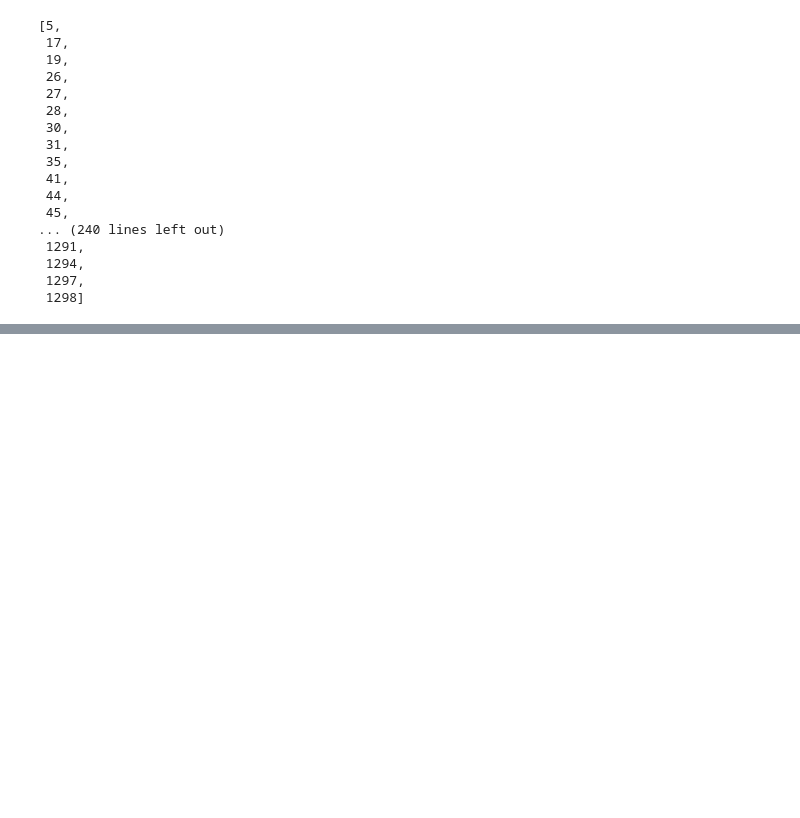
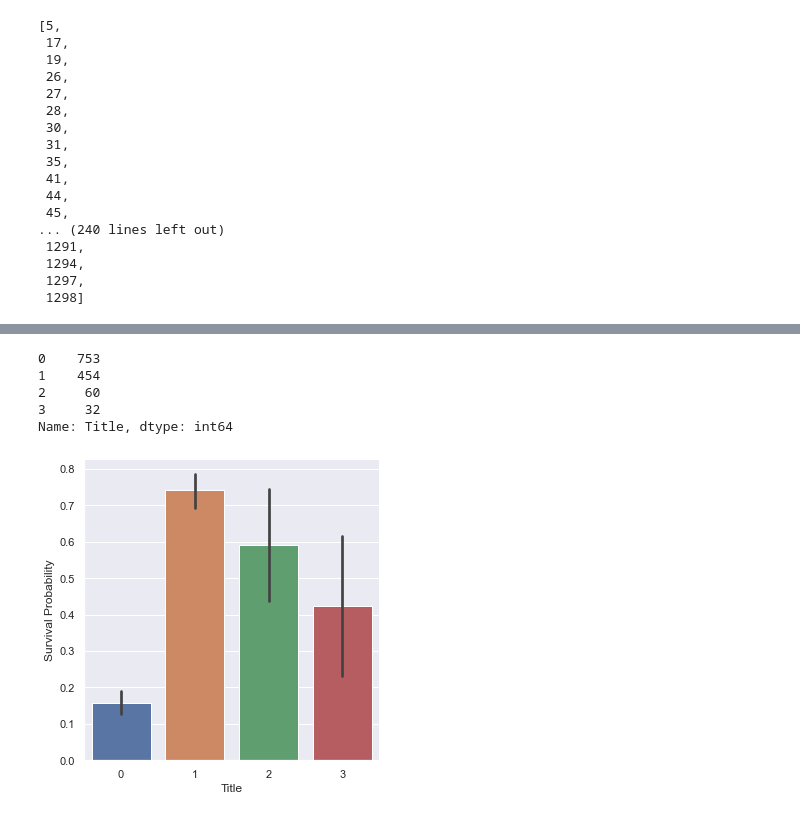
Before and after one commit to pksvv/pyMLEnsemble, a Jupyter notebook: Kaggle-Titanic.ipynb, the cells around one changed output, grey strips where cells are left out. Saved outputs shown, nothing was run; the diff lists cells and outputs as text; code cells hidden in the pictures; blank space fills up the shorter version.

```diff
--- a/Kaggle-Titanic.ipynb
+++ b/Kaggle-Titanic.ipynb
@@ -445,0 +502,20 @@ index_nan
+# %%
+df['Title'] = df['Title'].replace(['Don','Rev','Dr','Mme',
+                                   'Major','Lady','Sir','Mlle',
+                                   'Col','Capt','the Countess',
+                                   'Jonkheer','Dona'],'Rare')
+
+df['Title'] = df['Title'].map({'Mr':0,"Mrs":1,'Miss':1,'Ms':1,'Master':2,'Rare':3})
+# %%
+df['Title'].value_counts()
+# %% [output]
+0    753
+1    454
+2     60
+3     32
+Name: Title, dtype: int64
+# %%
+g = sns.factorplot(y='Survived',x='Title',data=df,kind='bar')
+g = g.set_ylabels('Survival Probability')
+# %% [output]
+[figure, added]
```
Also changed, not shown: parts of 46 cells of this notebook.
